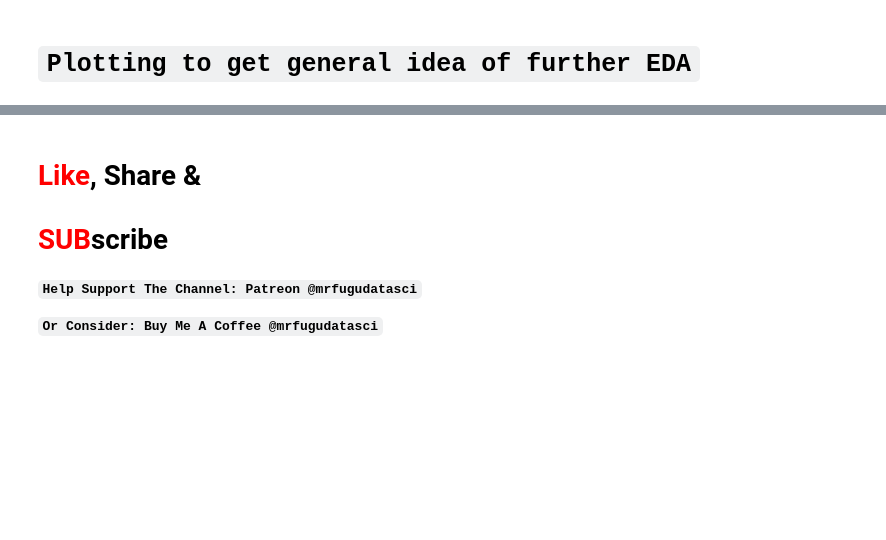
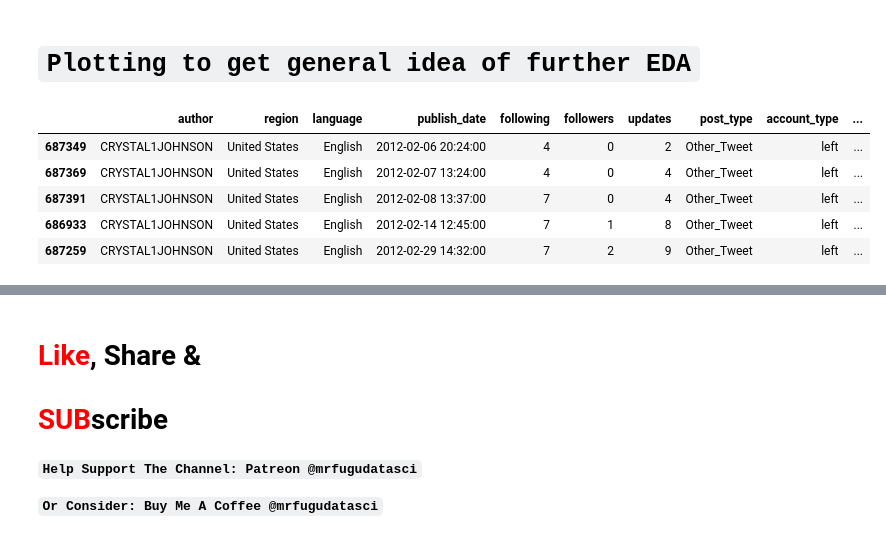
Before and after one commit to MrFuguDataScience/NLP, a Jupyter notebook: troll_tweets_02.ipynb, the cells around one changed output, grey strips where cells are left out. Saved outputs shown, nothing was run; the diff lists cells and outputs as text; code cells hidden in the pictures; blank space fills up the shorter version.

```diff
--- a/troll_tweets_02.ipynb
+++ b/troll_tweets_02.ipynb
@@ -64,18 +59,28 @@ array(['right', 'koch', 'italian', 'russian', 'left', 'unknown', 'german',
 # %%
 # import files and datetime formatting, json parsing
 import datetime
 
 pd.set_option('mode.chained_assignment', None) # ignore pandas warning:
 # "A value is trying to be set on a copy of a slice from a DataFrame"
 
 type(tr_eng['publish_date'][0]) #returns string, need to format
 
 
 # Convert str to date/time with pandas
-tr_eng.loc['publish_date']=pd.to_datetime(tr_eng['publish_date'],
-                    infer_datetime_format=True)
+tr_eng['publish_date']=pd.to_datetime(tr_eng['publish_date'],
+                                          infer_datetime_format=True)
 
-# # Change formating to US dates
+tr_eng.sort_values('publish_date',ascending=True)
+
+# Change formating to US dates
 tr_eng['publish_date_Only']=tr_eng['publish_date'].dt.strftime('%m/%d/%Y')
 
+
 tr_eng.head()
+# %% [output]
+|  | author | region | language | publish_date | following | followers | updates | post_type | account_type | ... |
+| 687349 | CRYSTAL1JOHNSON | United States | English | 2012-02-06 20:24:00 | 4 | 0 | 2 | Other_Tweet | left | ... |
+| 687369 | CRYSTAL1JOHNSON | United States | English | 2012-02-07 13:24:00 | 4 | 0 | 4 | Other_Tweet | left | ... |
+| 687391 | CRYSTAL1JOHNSON | United States | English | 2012-02-08 13:37:00 | 7 | 0 | 4 | Other_Tweet | left | ... |
+| 686933 | CRYSTAL1JOHNSON | United States | English | 2012-02-14 12:45:00 | 7 | 1 | 8 | Other_Tweet | left | ... |
+| 687259 | CRYSTAL1JOHNSON | United States | English | 2012-02-29 14:32:00 | 7 | 2 | 9 | Other_Tweet | left | ... |
```
Also changed, not shown: parts of 14 cells of this notebook.
